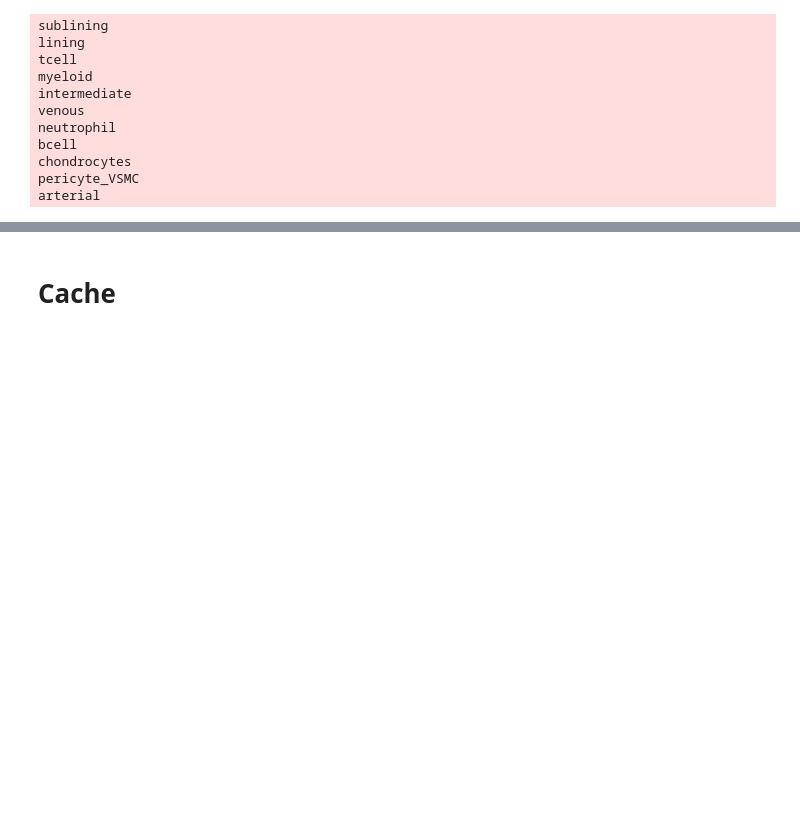
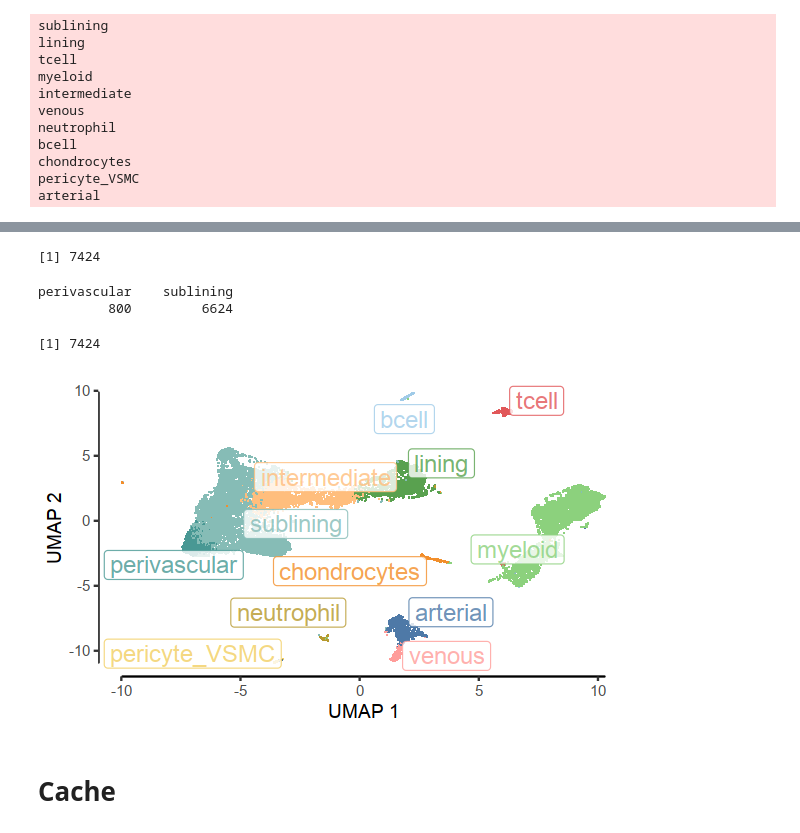
Before and after one commit to immunogenomics/notch, a Jupyter notebook: paper_analysis_mouse.ipynb, the cells around one changed output, grey strips where cells are left out. Saved outputs shown, nothing was run; the diff lists cells and outputs as text; code cells hidden in the pictures; blank space fills up the shorter version.

```diff
--- a/paper_analysis_mouse.ipynb
+++ b/paper_analysis_mouse.ipynb
@@ -588,3 +686,30 @@ suppressWarnings({
+# %%
+name_list <- list(
+    sublining = setdiff(1:20, 2),
+    perivascular = c(2, NA)
+)
+
+length(name_clusters(name_list, ids_ec[, 1]))
+table(name_clusters(name_list, ids_ec[, 1]))
+# nrow(mouse$meta_data)
+length(idx_ec)
+
+mouse$meta_data$cell_type[idx_ec] <- name_clusters(name_list, ids_ec[, 1])
+# mouse$meta_data$cell_type <- name_clusters(name_list, clusters)
+# %% [output]
+[1] 7424
+perivascular    sublining
+         800         6624
+[1] 7424
+# %%
+fig.size(3, 5)
+with(mouse, {
+    plot_clusters3(meta_data$cell_type, pt_size = 5, umap_use = umap_harmony,
+                   do_labels = TRUE, min_cluster_size = 0)
+#     plot_clusters3(meta_data$label, pt_size = 5, umap_use = umap, do_labels = FALSE, min_cluster_size = 0)
+})
+# %% [output]
+[figure, added]
 # %% [markdown]
 # Cache
 # %%
```
Also changed, not shown: parts of 16 cells of this notebook, 2 other files.
